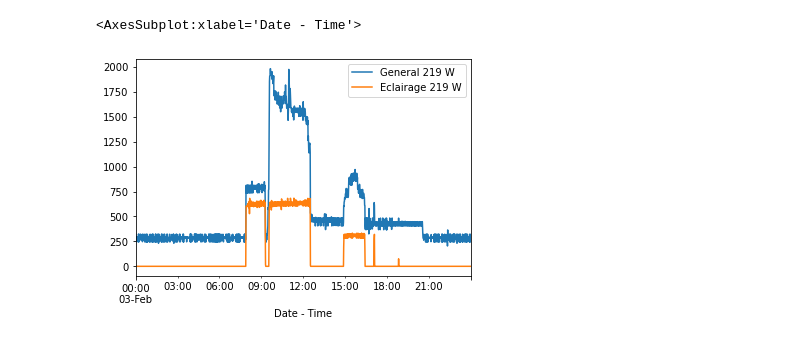
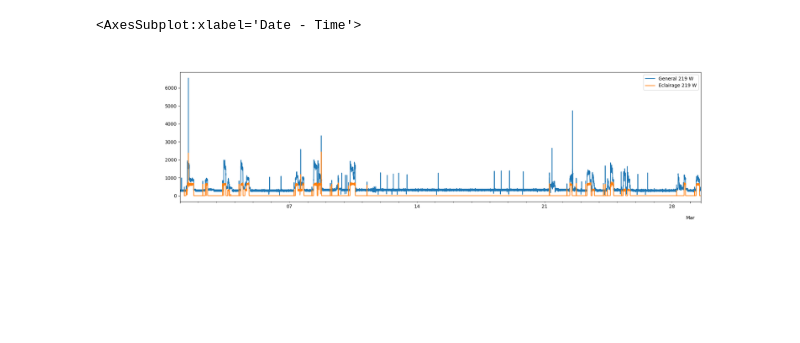
Before and after one commit to Ah-essabar/Master_SDS_Angers, a Jupyter notebook: S2/Mesures Polytech/MesuresElec/Untitled.ipynb, the cells around one changed output. Cells and saved outputs as stored; diff of their text form; code cells hidden in the pictures; blank space fills up the shorter version.

```diff
--- a/S2/Mesures Polytech/MesuresElec/Untitled.ipynb
+++ b/S2/Mesures Polytech/MesuresElec/Untitled.ipynb
@@ -9,11 +13,11 @@ import seaborn as sns
 import os
 os.environ['NUMEXPR_MAX_THREADS'] = '16'
 # %%
-raw_data = pd.read_csv("S219-Fevrier2022.csv", sep="," )
-raw_data = raw_data.set_index("Date - Time")
-raw_data.index = pd.to_datetime(raw_data.index)
+data = pd.read_csv("S219-Fevrier2022.csv", sep="," )
+data = data.set_index("Date - Time")
+data.index = pd.to_datetime(data.index)
 # %%
-raw_data["2022-02-03"].plot()
+data.loc["2022"].plot(figsize=(20, 5))
 # %% [output]
 <AxesSubplot:xlabel='Date - Time'>
-[figure, old version]
+[figure, new version]
```
Also changed, not shown: parts of 4 cells of this notebook.
